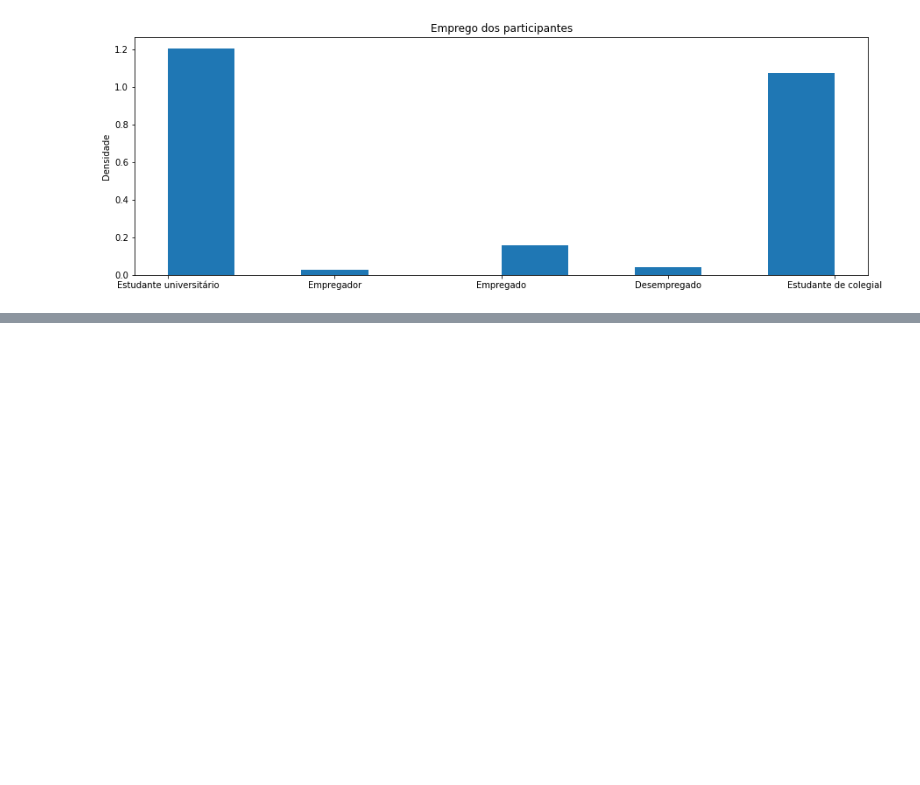
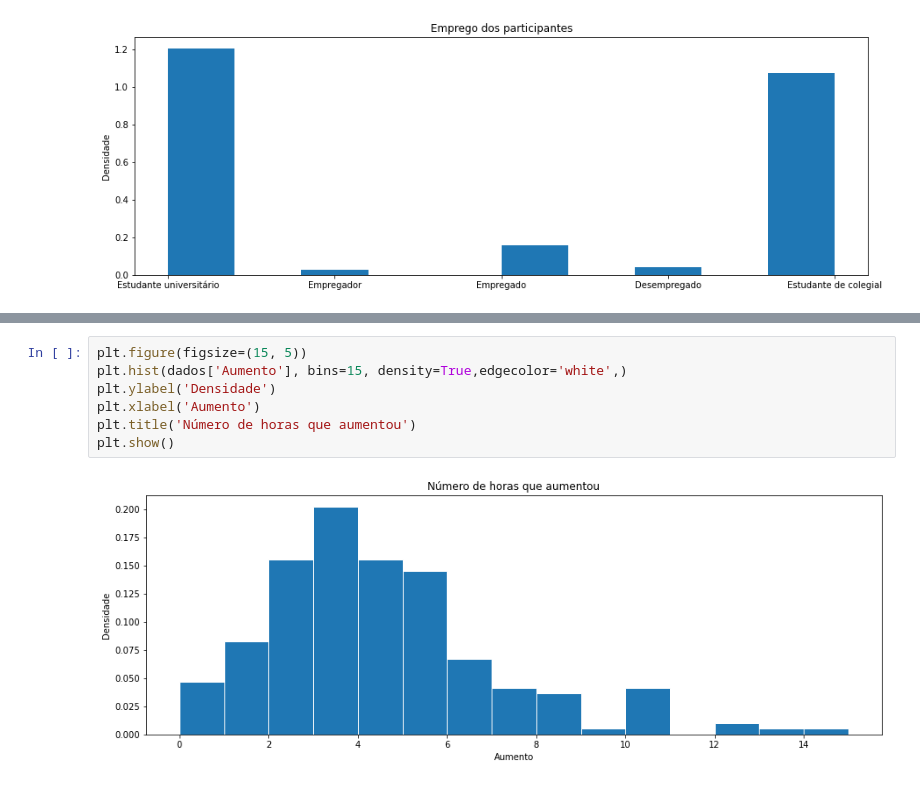
Before and after one commit to GabrielPl-1/Projeto-2-Cdados, a Jupyter notebook: Projeto 2 cdados.ipynb, the cells around one changed output, grey strips where cells are left out. Drawn from its saved outputs; the diff is of its cells as text; blank space fills up the shorter version.

```diff
--- a/Projeto 2 cdados.ipynb
+++ b/Projeto 2 cdados.ipynb
@@ -116,0 +125,9 @@ plt.show()
+# %%
+plt.figure(figsize=(15, 5))
+plt.hist(dados['Aumento'], bins=15, density=True,edgecolor='white',)
+plt.ylabel('Densidade')
+plt.xlabel('Aumento')
+plt.title('Número de horas que aumentou')
+plt.show()
+# %% [output]
+[figure, added]
```
Also changed, not shown: parts of 6 cells of this notebook, 1 other file.
